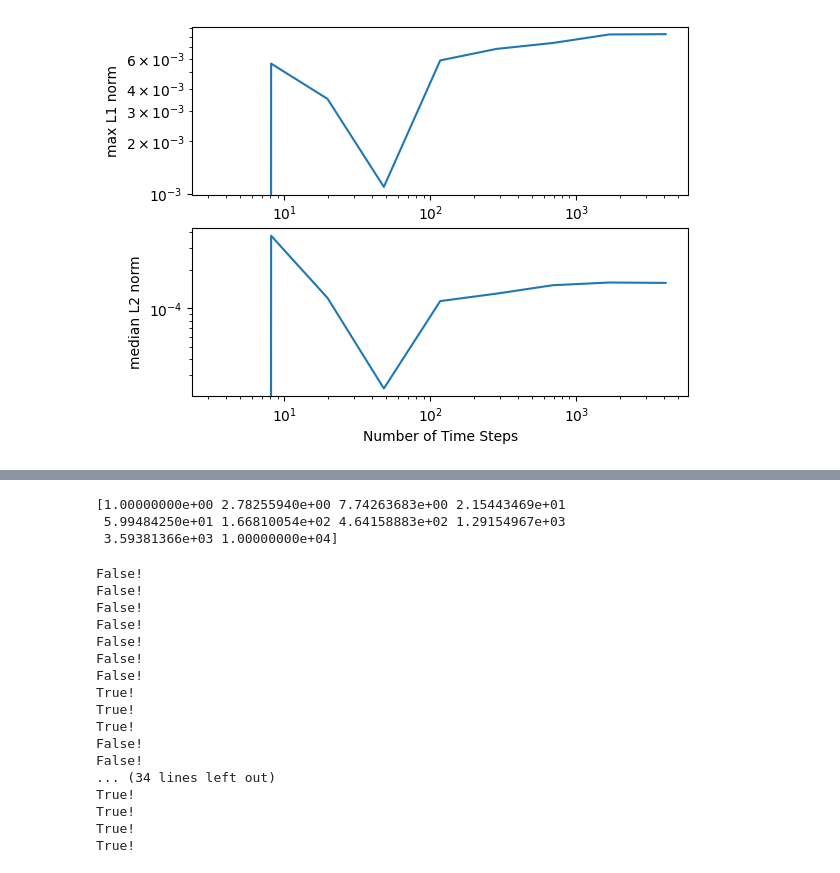
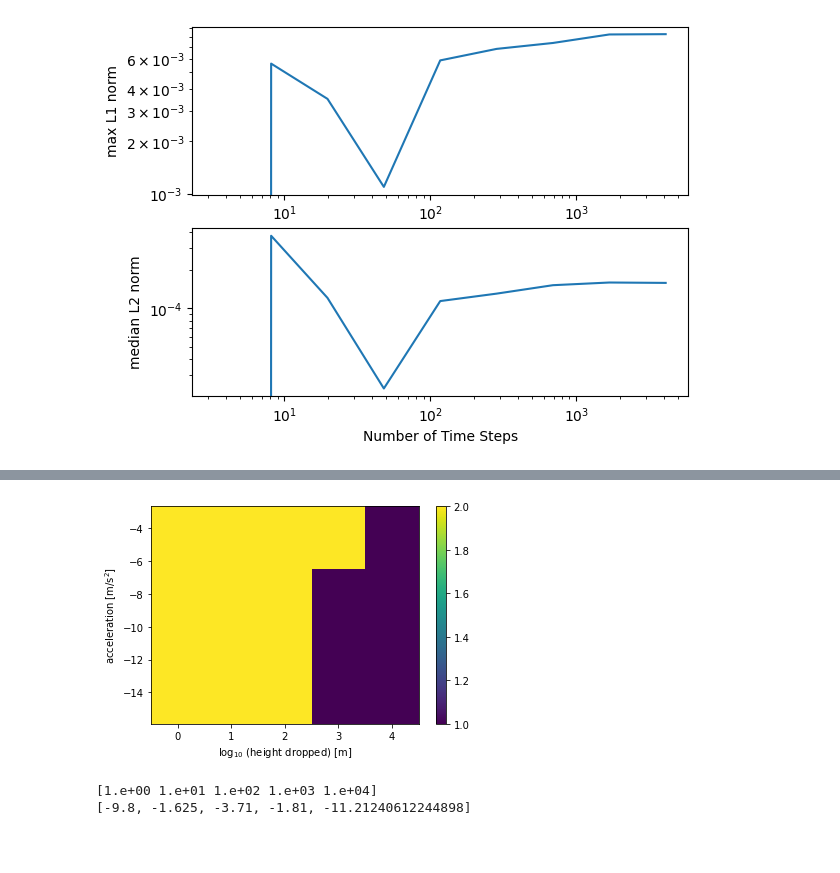
Before and after one commit to ryanjsfx2424/MyFirstRepository, a Jupyter notebook: dropped_ball_v2.ipynb, the cells around one changed output, grey strips where cells are left out. Cells and saved outputs as stored; diff of their text form; code cells hidden in the pictures; blank space fills up the shorter version.

Commit message:
dropped ball

```diff
--- a/dropped_ball_v2.ipynb
+++ b/dropped_ball_v2.ipynb
@@ -284,0 +461,9 @@ acczIs = [-9.8, -1.625, -3.71, -1.81, a_Trappist1c]
+# %%
+poszIs2D,acczIs2D = np.meshgrid(poszIs, acczIs)
+poszIs2D = np.log10(poszIs2D)
+plt.pcolormesh(poszIs2D, acczIs2D, did_robot_survive)
+plt.xlabel(r"log$_{10}$ (height dropped) [m]")
+plt.ylabel(r"acceleration [m/s$^2$]")
+cbar = plt.colorbar()
+# %% [output]
+[figure, added]
@@ -285,6 +477,6 @@ acczIs = [-9.8, -1.625, -3.71, -1.81, a_Trappist1c]
 # %%
 print(poszIs)
+print(acczIs)
 # %% [output]
-[1.00000000e+00 2.78255940e+00 7.74263683e+00 2.15443469e+01
- 5.99484250e+01 1.66810054e+02 4.64158883e+02 1.29154967e+03
- 3.59381366e+03 1.00000000e+04]
+[1.e+00 1.e+01 1.e+02 1.e+03 1.e+04]
+[-9.8, -1.625, -3.71, -1.81, -11.21240612244898]
@@ -298,29 +482,0 @@ for acczI in acczIs:
-# %%
-## plot heatmap of survived = green, destroyed = red
-did_robot_survive = []
-velz_survival_threshold = -100 # m/s
-for gravitySolverObject in gravitySolverObjects:
-    if gravitySolverObject.velz[-1] >= velz_survival_threshold:
-        did_robot_survive.append(False)
-        print("False!")
-    else:
-        did_robot_survive.append(True)
-        print("True!")
-# %% [output]
-False!
-False!
-False!
-False!
-False!
-False!
-False!
-True!
-True!
-True!
-False!
-False!
-... (34 lines left out)
-True!
-True!
-True!
-True!
```
Also changed, not shown: parts of 21 cells of this notebook.
